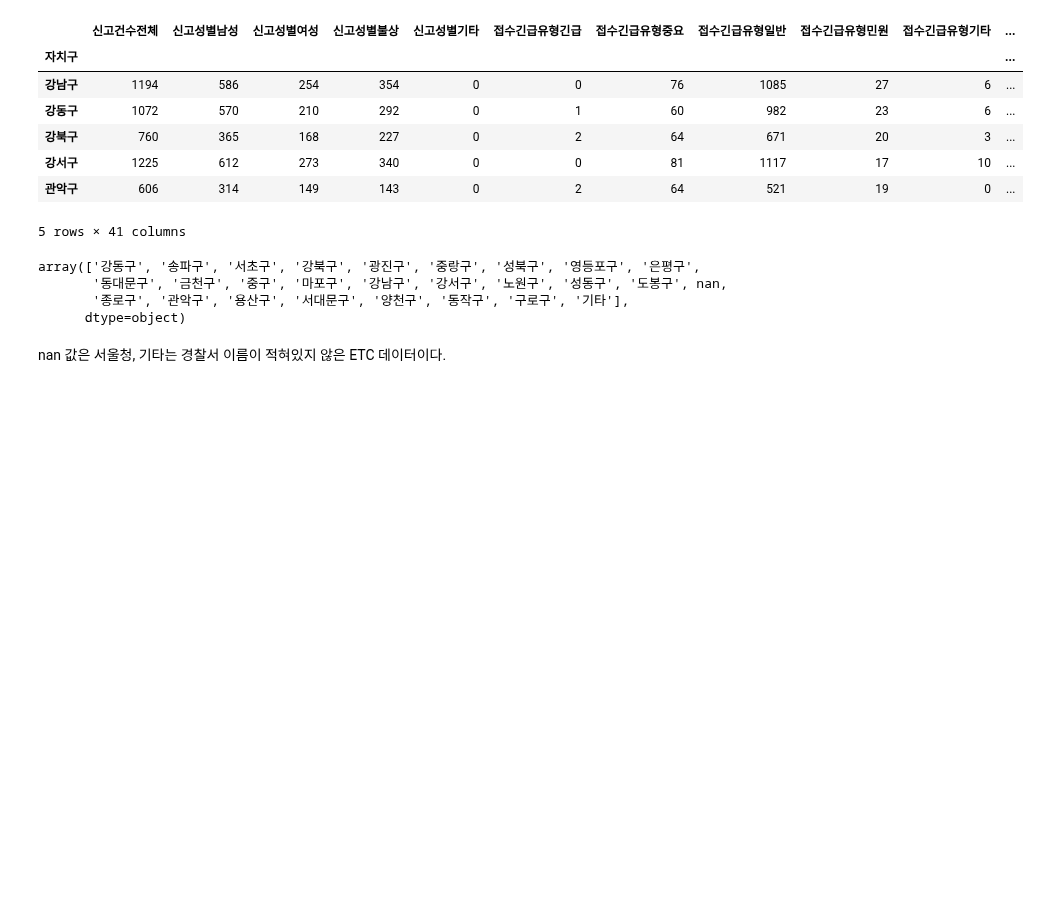
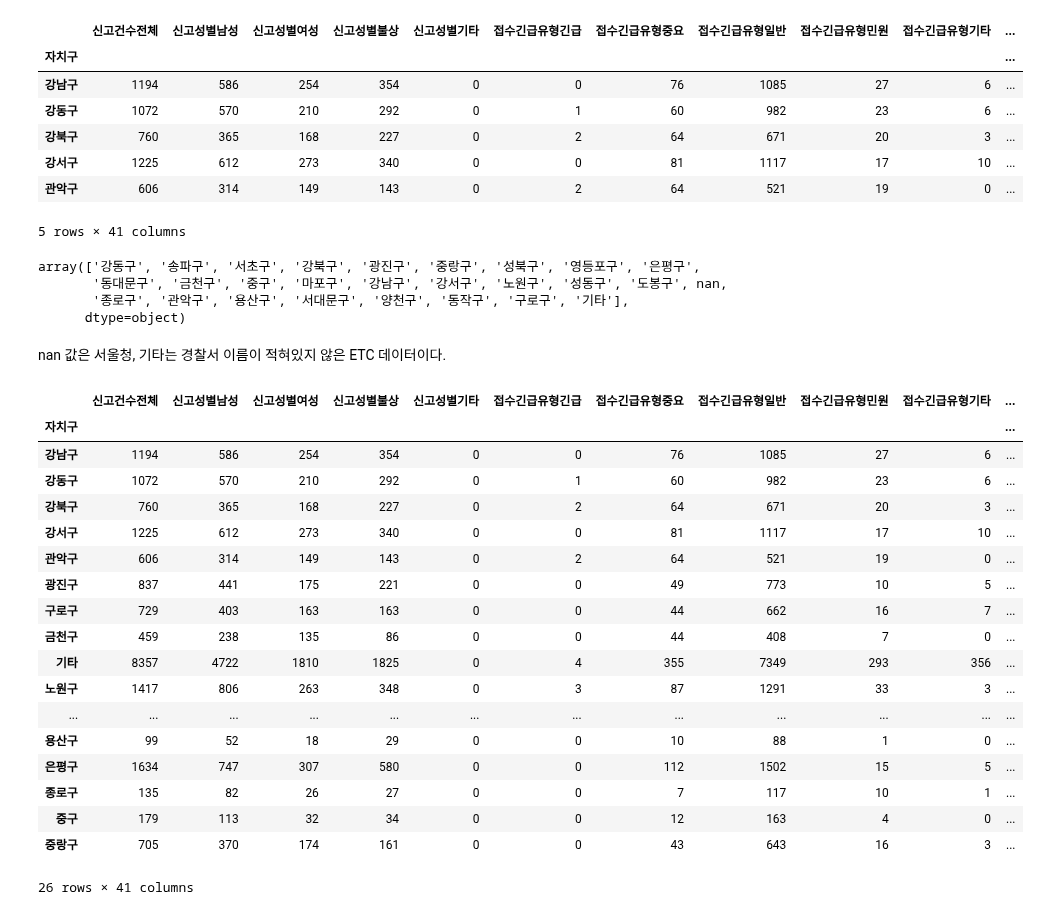
Before and after one commit to CityCrimeResearch/MidProject, a Jupyter notebook: members/조준혁/notebook/Processing3.ipynb, the cells around one changed output. Drawn from its saved outputs; the diff is of its cells as text; code cells hidden in the pictures; blank space fills up the shorter version.

```diff
--- a/members/조준혁/notebook/Processing3.ipynb
+++ b/members/조준혁/notebook/Processing3.ipynb
@@ -225,3 +225,25 @@ array(['강동구', '송파구', '서초구', '강북구', '광진구', '중랑
 nan 값은 서울청, 기타는 경찰서 이름이 적혀있지 않은 ETC 데이터이다.
 # %%
 fly_grouped_df.to_csv('data/processed/서울시_청소년비행(구별매칭완료).csv', encoding='utf-8-sig', index=True)
+# %%
+fly_grouped_df
+# %% [output]
+|  | 신고건수전체 | 신고성별남성 | 신고성별여성 | 신고성별불상 | 신고성별기타 | 접수긴급유형긴급 | 접수긴급유형중요 | 접수긴급유형일반 | 접수긴급유형민원 | 접수긴급유형기타 | ... |
+| 자치구 |  |  |  |  |  |  |  |  |  |  | ... |
+| 강남구 | 1194 | 586 | 254 | 354 | 0 | 0 | 76 | 1085 | 27 | 6 | ... |
+| 강동구 | 1072 | 570 | 210 | 292 | 0 | 1 | 60 | 982 | 23 | 6 | ... |
+| 강북구 | 760 | 365 | 168 | 227 | 0 | 2 | 64 | 671 | 20 | 3 | ... |
+| 강서구 | 1225 | 612 | 273 | 340 | 0 | 0 | 81 | 1117 | 17 | 10 | ... |
+| 관악구 | 606 | 314 | 149 | 143 | 0 | 2 | 64 | 521 | 19 | 0 | ... |
+| 광진구 | 837 | 441 | 175 | 221 | 0 | 0 | 49 | 773 | 10 | 5 | ... |
+| 구로구 | 729 | 403 | 163 | 163 | 0 | 0 | 44 | 662 | 16 | 7 | ... |
+| 금천구 | 459 | 238 | 135 | 86 | 0 | 0 | 44 | 408 | 7 | 0 | ... |
+| 기타 | 8357 | 4722 | 1810 | 1825 | 0 | 4 | 355 | 7349 | 293 | 356 | ... |
+| 노원구 | 1417 | 806 | 263 | 348 | 0 | 3 | 87 | 1291 | 33 | 3 | ... |
+| ... | ... | ... | ... | ... | ... | ... | ... | ... | ... | ... | ... |
+| 용산구 | 99 | 52 | 18 | 29 | 0 | 0 | 10 | 88 | 1 | 0 | ... |
+| 은평구 | 1634 | 747 | 307 | 580 | 0 | 0 | 112 | 1502 | 15 | 5 | ... |
+| 종로구 | 135 | 82 | 26 | 27 | 0 | 0 | 7 | 117 | 10 | 1 | ... |
+| 중구 | 179 | 113 | 32 | 34 | 0 | 0 | 12 | 163 | 4 | 0 | ... |
+| 중랑구 | 705 | 370 | 174 | 161 | 0 | 0 | 43 | 643 | 16 | 3 | ... |
+26 rows × 41 columns
```
Also changed, not shown: parts of 1 cell of this notebook, 3 other files.
